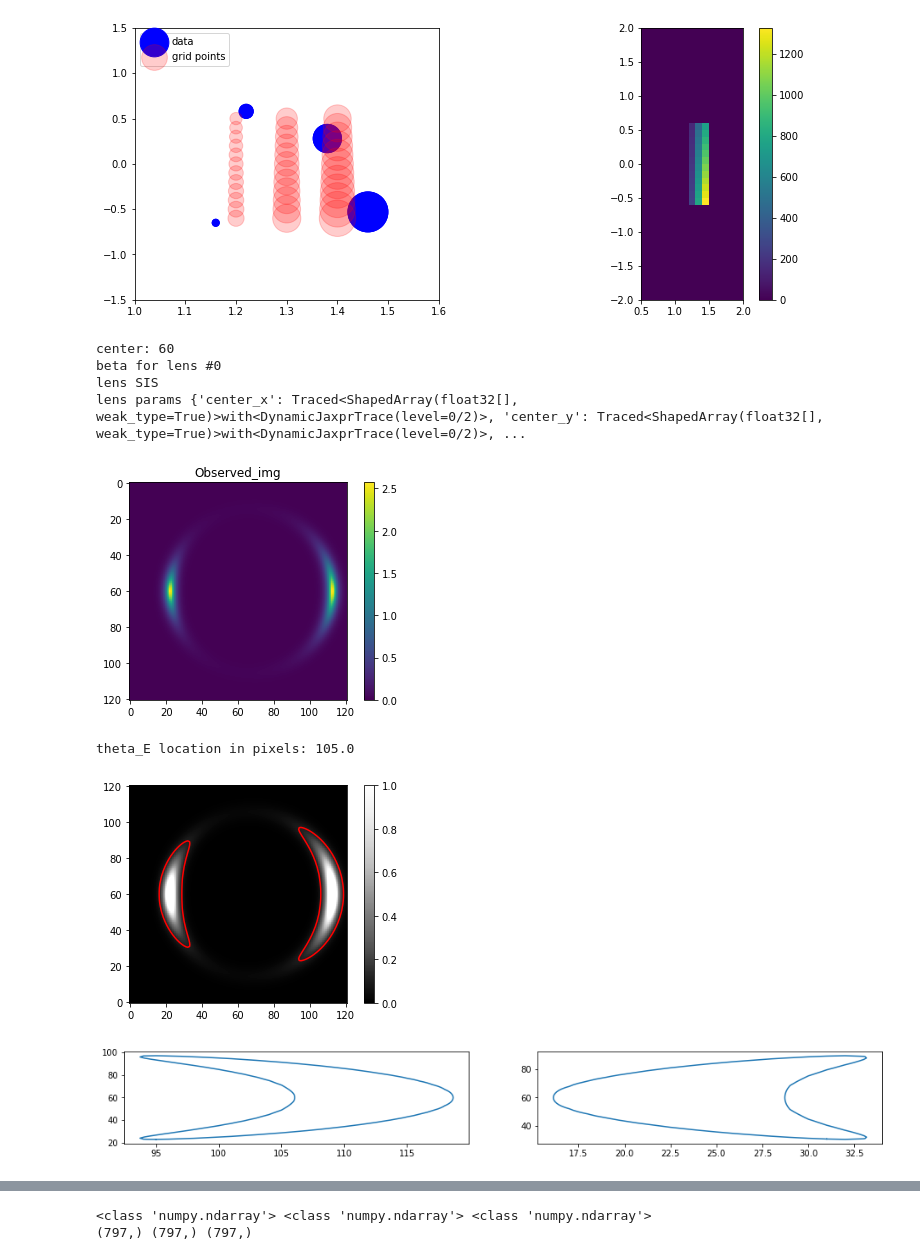
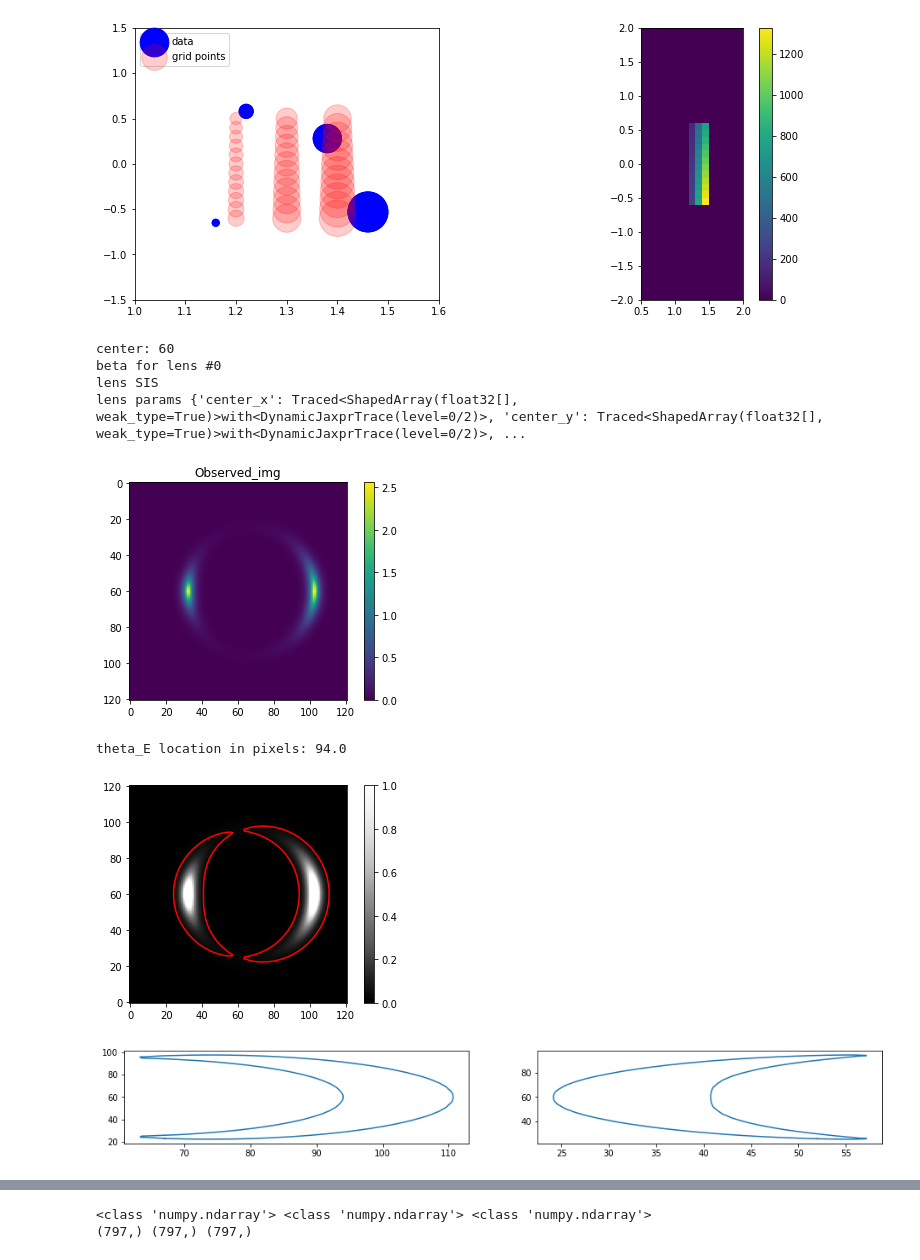
Before and after one commit to giga-lens/gigalens, a Jupyter notebook: jax-demo-dev-sim-only_SIS.ipynb, the cells around one changed output, grey strips where cells are left out. Saved outputs shown, nothing was run; the diff lists cells and outputs as text; code cells hidden in the pictures.

```diff
--- a/jax-demo-dev-sim-only_SIS.ipynb
+++ b/jax-demo-dev-sim-only_SIS.ipynb
@@ -212,7 +212,9 @@ lens_sim = LensSimulator(phys_model, sim_config, bs=1)
 background_rms, exp_time = 2e-6, 1e6
 
 
-theta_E = 1.8  #7.2
+theta_E = 1.4
+theta_E_pix = theta_E / delta_pix
+
 lens_ctrx, lens_ctry = 0.0, 0.
 
 src_ctrx, src_ctry = 0.3, 0.  #0.5, 0.
@@ -261,41 +263,41 @@ center: 60
 beta for lens #0
 lens SIS
 lens params {'center_x': Traced<ShapedArray(float32[], weak_type=True)>with<DynamicJaxprTrace(level=0/2)>, 'center_y': Traced<ShapedArray(float32[], weak_type=True)>with<DynamicJaxprTrace(level=0/2)>, ...
-[figure, old version]
+[figure, new version]
-theta_E location in pixels: 105.0
+theta_E location in pixels: 94.0
 # %%
 
 import matplotlib.patches as patches
 from matplotlib.path import Path
 
-con_levels = [0.1] #[0.001]
+con_levels = [0.027] #[0.001]
 
 obsim = plt.imshow(observed_img, cmap=plt.cm.Greys_r, origin='lower', vmin=0, vmax=1)
 
 
 plt.colorbar(obsim)
 
-X, Y = np.meshgrid(np.linspace(0, num_pix-1, num_pix), np.linspace(0, num_pix-1, num_pix))
+X, Y = np.meshgrid(np.linspace(0, num_pix - 1, num_pix), np.linspace(0, num_pix - 1, num_pix))
 cs = plt.contour(X, Y, observed_img, con_levels, colors='r')
 
 
 num_axes = len(cs.collections[0].get_paths())
 
 
 fig, axes = plt.subplots(1, num_axes, figsize=(16, 2))
 
 for i, path in enumerate(cs.collections[0].get_paths()):
     verts = path.vertices
     xc, yc = verts[:, 0], verts[:, 1]
     axes[i].plot(xc, yc)
 
 
 n_subfigs = 4
 axes = []*n_subfigs
 fig_h = 4
 # %% [output]
-[figure, old version]
+[figure, new version]
-[figure, old version]
+[figure, new version]
 # %%
 lens_params = truth[0]
 
```
Also changed, not shown: parts of 7 cells of this notebook.
